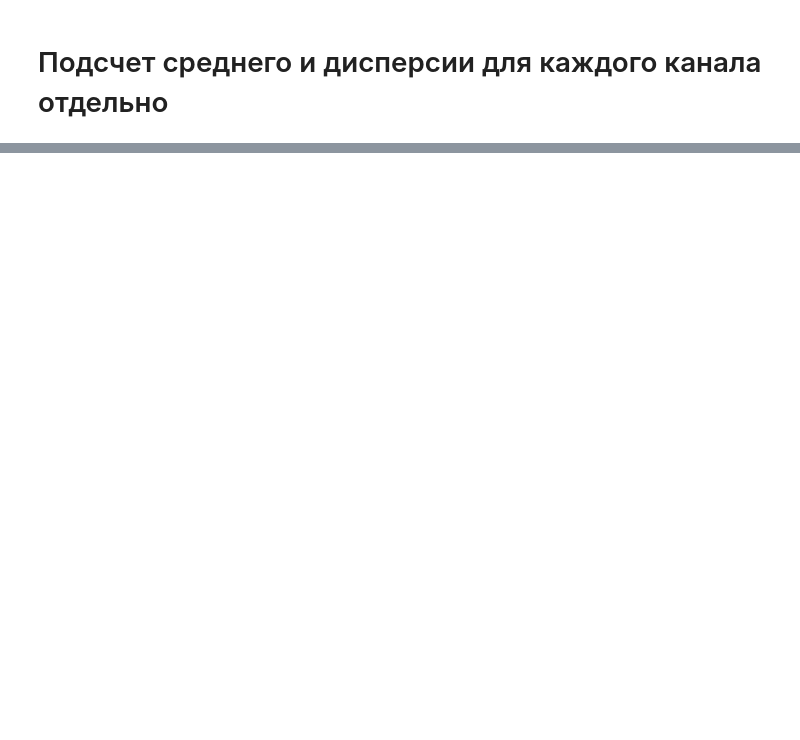
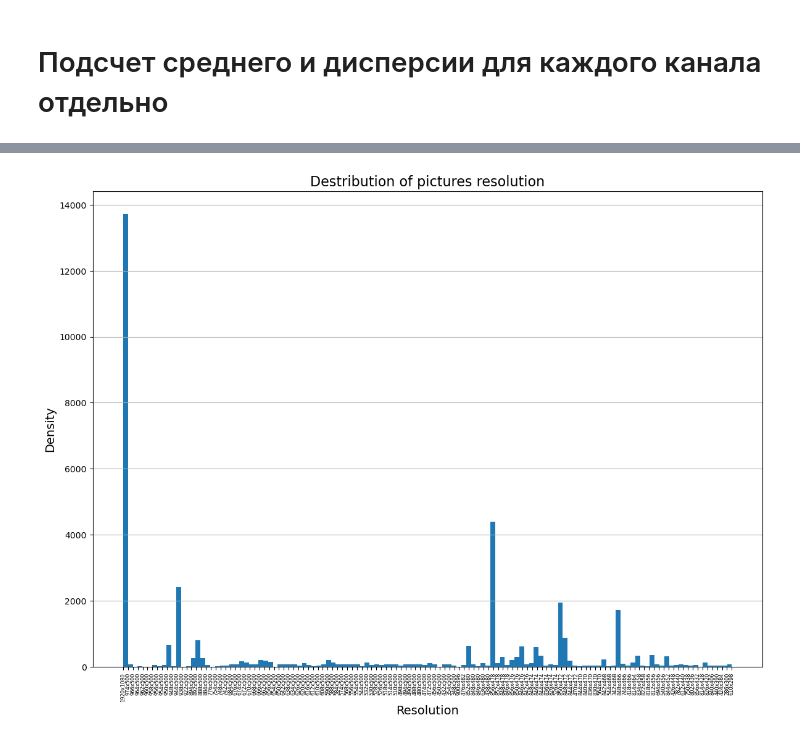
Before and after one commit to ermetim/DeepFake_Detector, a Jupyter notebook: EDA.ipynb, the cells around one changed output, grey strips where cells are left out. Saved outputs shown, nothing was run; the diff lists cells and outputs as text; code cells hidden in the pictures; blank space fills up the shorter version.

```diff
--- a/EDA.ipynb
+++ b/EDA.ipynb
@@ -304,0 +318,5 @@ Standart deviation for 3 channels: R, G, B [0.26601396 0.26378262 0.2722508 ]
+# %%
+df['resolution'] = df.apply(lambda x: str(x.width) + 'x' + str(x.height), axis=1)
+df = df.sort_values(by=['height', 'width'], ascending=False).reset_index(drop=True)
+df.to_csv('dataset_names.csv', index=False)
+df['resolution'].nunique()
@@ -304,0 +334,12 @@ Standart deviation for 3 channels: R, G, B [0.26601396 0.26378262 0.2722508 ]
+# %%
+plt.figure(figsize=(14,10))
+plt.hist(df['resolution'], bins=df['resolution'].nunique())
+
+plt.title('Destribution of pictures resolution', size=16)
+plt.xlabel('Resolution', size=14)
+plt.ylabel('Density', size=14)
+plt.xticks(rotation=90, size=6)
+plt.grid(which='major', axis='y')
+plt.show()
+# %% [output]
+[figure, added]
```
Also changed, not shown: parts of 14 cells of this notebook.
